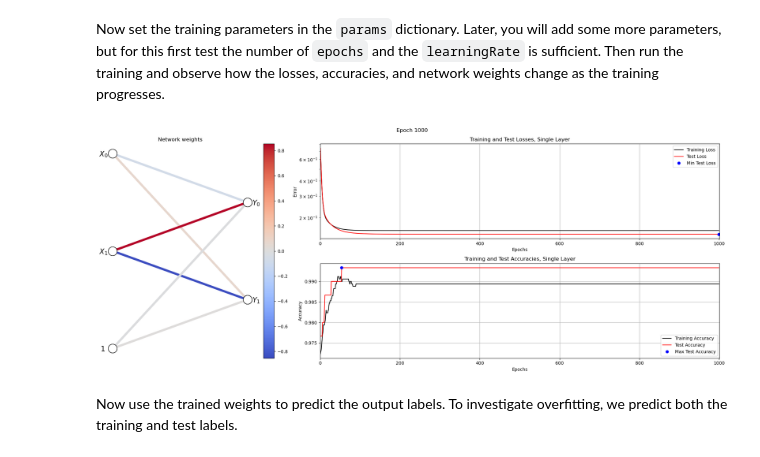
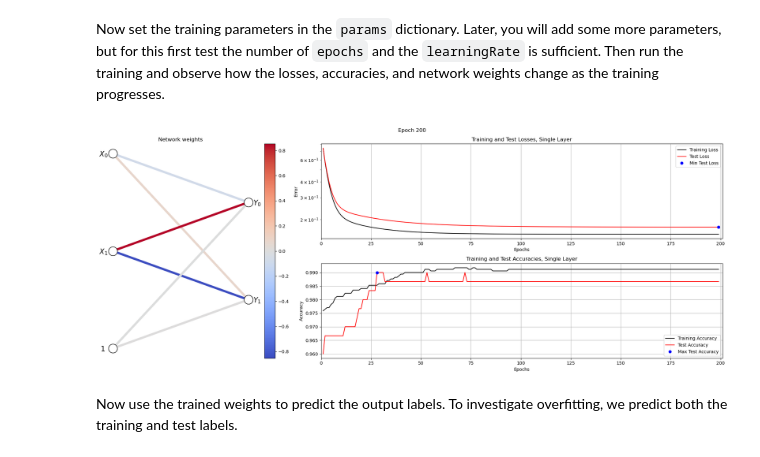
Before and after one commit to hugo-morvan/Neural_Networks, a Jupyter notebook: LabCode/A1_Supervised/main2_SingleLayer.ipynb, the cells around one changed output. Saved outputs shown, nothing was run; the diff lists cells and outputs as text; code cells hidden in the pictures.

```diff
--- a/LabCode/A1_Supervised/main2_SingleLayer.ipynb
+++ b/LabCode/A1_Supervised/main2_SingleLayer.ipynb
@@ -313,10 +313,10 @@ print(np.shape(B0))
 # %% [markdown]
 Now set the training parameters in the `params` dictionary. Later, you will add some more parameters, but for this first test the number of `epochs` and the `learningRate` is sufficient. Then run the training and observe how the losses, accuracies, and network weights change as the training progresses.
 # %%
-params = {"epochs": 1000, "learningRate": 0.05}
+params = {"epochs": 200, "learningRate": 0.05}
 W, B, metrics = trainSingleLayer(XTrainNorm, DTrain, XTestNorm, DTest, W0, B0, params, plotProgress=True)
 # %% [output]
-[figure, old version]
+[figure, new version]
 # %% [markdown]
 Now use the trained weights to predict the output labels. To investigate overfitting, we predict both the training and test labels.
 # %%
```
Also changed, not shown: parts of 13 cells of this notebook, 3 other files.
